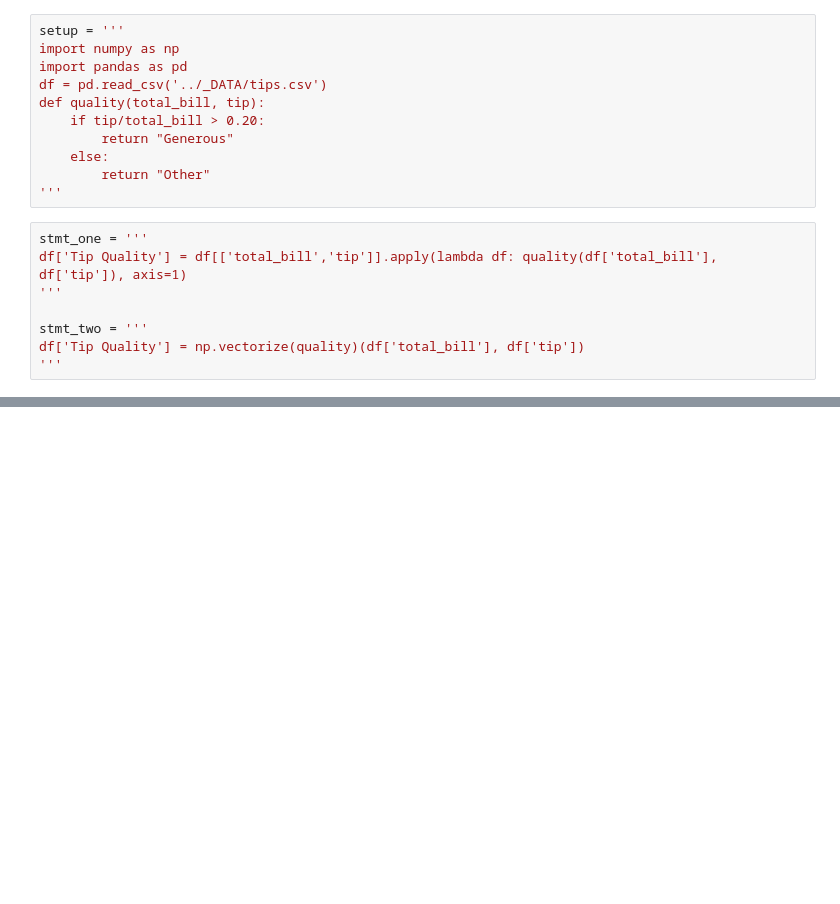
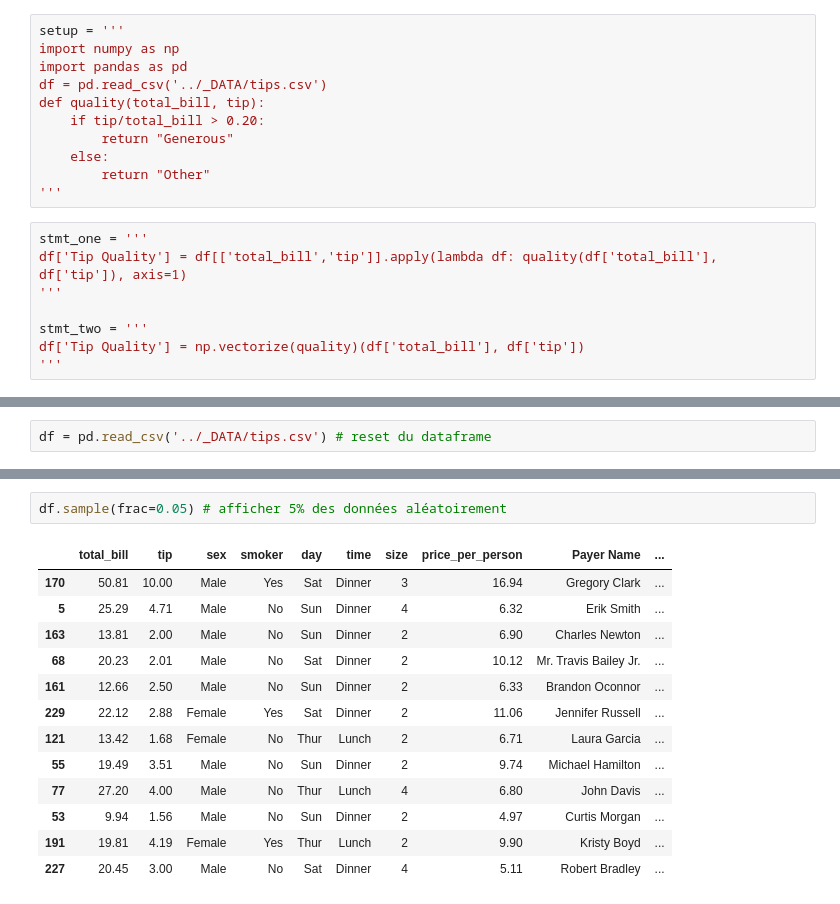
Before and after one commit to NicolasODT/DS_ML, a Jupyter notebook: Pandas/Pands_methodeUtiles.ipynb, the cells around one changed output, grey strips where cells are left out. Cells and saved outputs as stored; diff of their text form; blank space fills up the shorter version.

```diff
--- a/Pandas/Pands_methodeUtiles.ipynb
+++ b/Pandas/Pands_methodeUtiles.ipynb
@@ -140,0 +141,2 @@ timeit.timeit(setup=setup, stmt=stmt_two, number=1000)
+# %%
+df = pd.read_csv('../_DATA/tips.csv') # reset du dataframe
@@ -140,0 +364,16 @@ timeit.timeit(setup=setup, stmt=stmt_two, number=1000)
+# %%
+df.sample(frac=0.05) # afficher 5% des données aléatoirement
+# %% [output]
+|  | total_bill | tip | sex | smoker | day | time | size | price_per_person | Payer Name | ... |
+| 170 | 50.81 | 10.00 | Male | Yes | Sat | Dinner | 3 | 16.94 | Gregory Clark | ... |
+| 5 | 25.29 | 4.71 | Male | No | Sun | Dinner | 4 | 6.32 | Erik Smith | ... |
+| 163 | 13.81 | 2.00 | Male | No | Sun | Dinner | 2 | 6.90 | Charles Newton | ... |
+| 68 | 20.23 | 2.01 | Male | No | Sat | Dinner | 2 | 10.12 | Mr. Travis Bailey Jr. | ... |
+| 161 | 12.66 | 2.50 | Male | No | Sun | Dinner | 2 | 6.33 | Brandon Oconnor | ... |
+| 229 | 22.12 | 2.88 | Female | Yes | Sat | Dinner | 2 | 11.06 | Jennifer Russell | ... |
+| 121 | 13.42 | 1.68 | Female | No | Thur | Lunch | 2 | 6.71 | Laura Garcia | ... |
+| 55 | 19.49 | 3.51 | Male | No | Sun | Dinner | 2 | 9.74 | Michael Hamilton | ... |
+| 77 | 27.20 | 4.00 | Male | No | Thur | Lunch | 4 | 6.80 | John Davis | ... |
+| 53 | 9.94 | 1.56 | Male | No | Sun | Dinner | 2 | 4.97 | Curtis Morgan | ... |
+| 191 | 19.81 | 4.19 | Female | Yes | Thur | Lunch | 2 | 9.90 | Kristy Boyd | ... |
+| 227 | 20.45 | 3.00 | Male | No | Sat | Dinner | 4 | 5.11 | Robert Bradley | ... |
```
Also changed, not shown: parts of 28 cells of this notebook.
